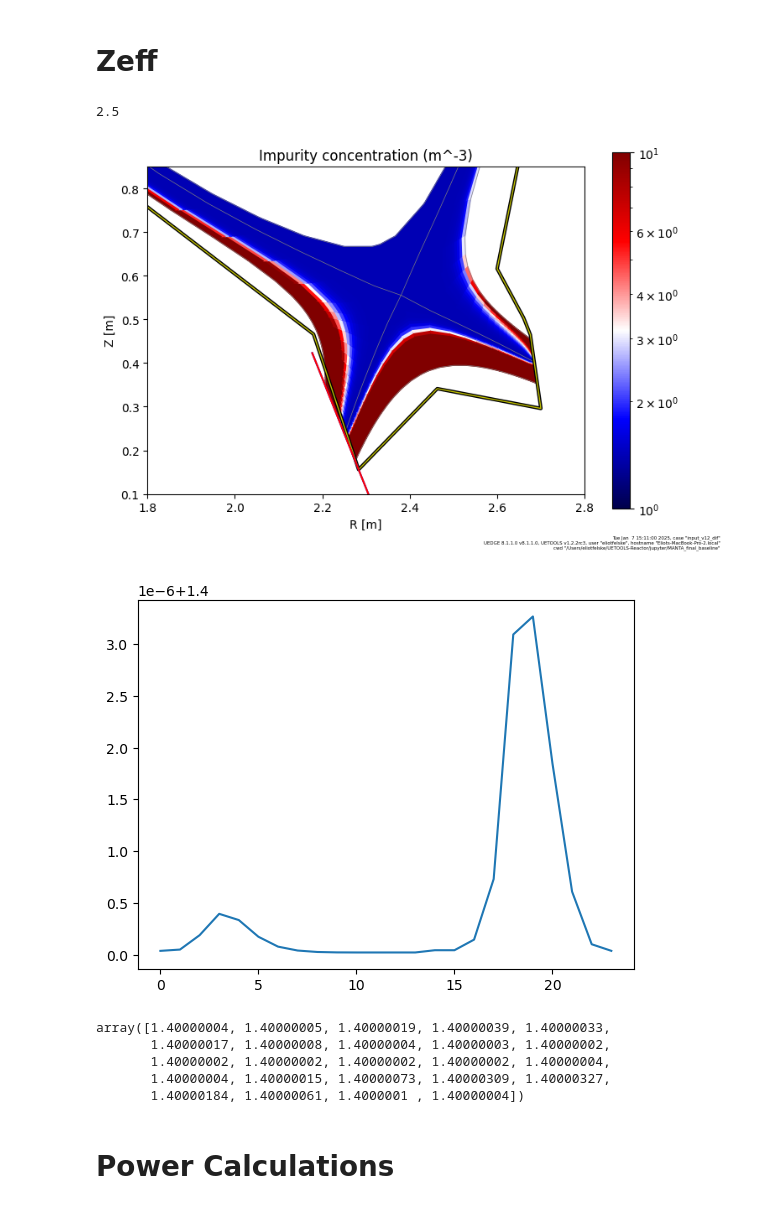
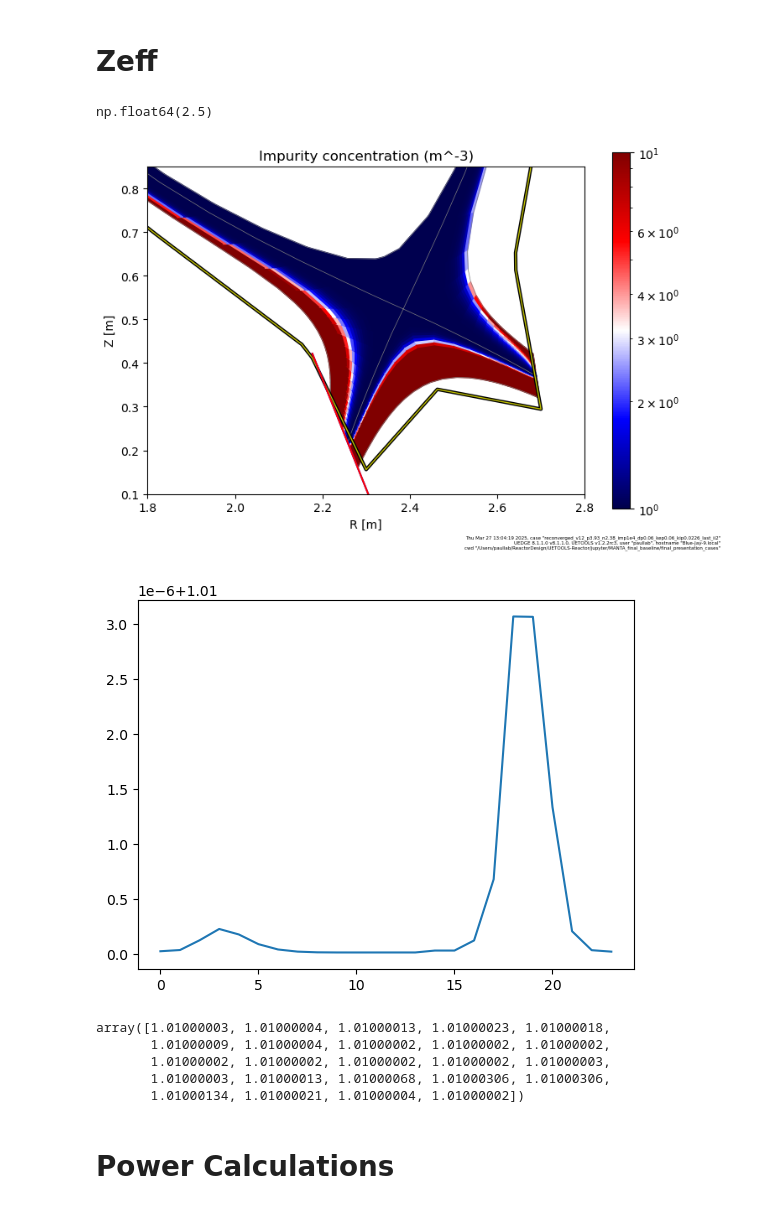
Before and after one commit to KasaiYuki/UETOOLS-Reactor, a Jupyter notebook: jupyter/MANTA_final_baseline/final_presentation_cases/main.ipynb, the cells around one changed output. Cells and saved outputs as stored; diff of their text form; code cells hidden in the pictures.

```diff
--- a/jupyter/MANTA_final_baseline/final_presentation_cases/main.ipynb
+++ b/jupyter/MANTA_final_baseline/final_presentation_cases/main.ipynb
@@ -14,9 +19,9 @@ UEDGE configuration file /Users/eliotfelske/.uetoolsrc read.
 # %% [markdown]
 # Create Case from YAML
 # %%
-#c = Case('reconverged_v12_p3.93_n2.38_imp1e4_dp0.06_kep0.06_kip0.0226_last_ii2.hdf5')
-c = Case('reconverged_FINAL_v12_p3.93_n2.38_imp4e2_dp0.06_kep0.06_kip0.0226_last_ii2.hdf5')
-#c = Case('input_v12_dif.yaml')
+# c = Case('reconverged_v12_p3.93_n2.38_imp1e4_dp0.06_kep0.06_kip0.0226_last_ii2.hdf5')
+# c = Case('reconverged_FINAL_v12_p3.93_n2.38_imp4e2_dp0.06_kep0.06_kip0.0226_last_ii2.hdf5')
+c = Case('input_v12_dif.yaml')
 print("dif_use, kye_use, kyi_use around SOL:", bbb.dif_use[28, :, 0][1], bbb.kye_use[28, :][1], bbb.kyi_use[28, :][1])
 #if bbb.dif_use[30, :, 0][1] == c_dif and bbb.kye_use[30, :][1] == c_kye and bbb.kyi_use[30, :][1] == c_kyi:
    # pass
@@ -732,39 +734,41 @@ c.dashboard() # a GUI with all the most common variable
 # %% [markdown]
 # Zeff
 # %%
-
+# Zeff=Sum(n_i*Z_i^2)/ne.
+# For n_i use your main ion and n_Ne.
+# Calculate them using quasi neutrality and your impurity fraction
 nD = bbb.ni.transpose()
 nT = nD[1] # deut density - atomic density
 nD = nD[0] # deut density - ion density
 nT = nT.transpose()
 nD = nD.transpose()
-zeff = (nT+nD+(bbb.na*10))/bbb.ne
+zeff = (nT+nD+(bbb.na*100))/bbb.ne
 c.plot.mesh(
     zeff,
     log=True,
     xlim=(1.8, 2.8),
     ylim=(0.1,0.85),
     figsize=(7,5),
     zrange=(1,10),
     cmap='seismic',
     title='Impurity concentration (m^-3)'
 );
 bbb.minu[0]
 # %% [output]
-2.5
+np.float64(2.5)
-[figure, old version]
+[figure, new version]
 # %%
 y = zeff[17:41,2]
 plt.plot(y)
 plt.show()
 y
 # %% [output]
-[figure, old version]
+[figure, new version]
-array([1.40000004, 1.40000005, 1.40000019, 1.40000039, 1.40000033,
-       1.40000017, 1.40000008, 1.40000004, 1.40000003, 1.40000002,
-       1.40000002, 1.40000002, 1.40000002, 1.40000002, 1.40000004,
-       1.40000004, 1.40000015, 1.40000073, 1.40000309, 1.40000327,
-       1.40000184, 1.40000061, 1.4000001 , 1.40000004])
+array([1.01000003, 1.01000004, 1.01000013, 1.01000023, 1.01000018,
+       1.01000009, 1.01000004, 1.01000002, 1.01000002, 1.01000002,
+       1.01000002, 1.01000002, 1.01000002, 1.01000002, 1.01000003,
+       1.01000003, 1.01000013, 1.01000068, 1.01000306, 1.01000306,
+       1.01000134, 1.01000021, 1.01000004, 1.01000002])
 # %% [markdown]
 # Power Calculations
 # %%
```
Also changed, not shown: parts of 5 cells of this notebook, 19 other files.
